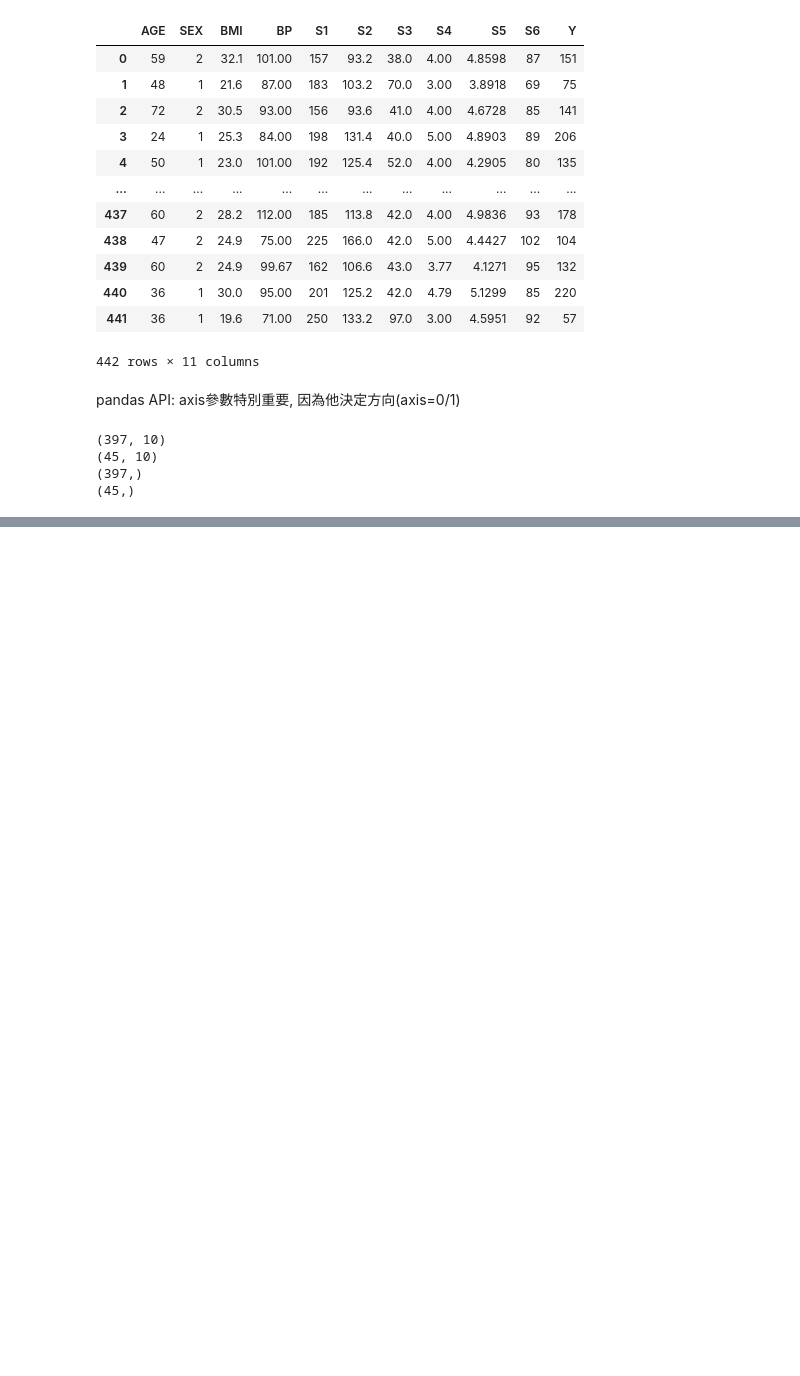
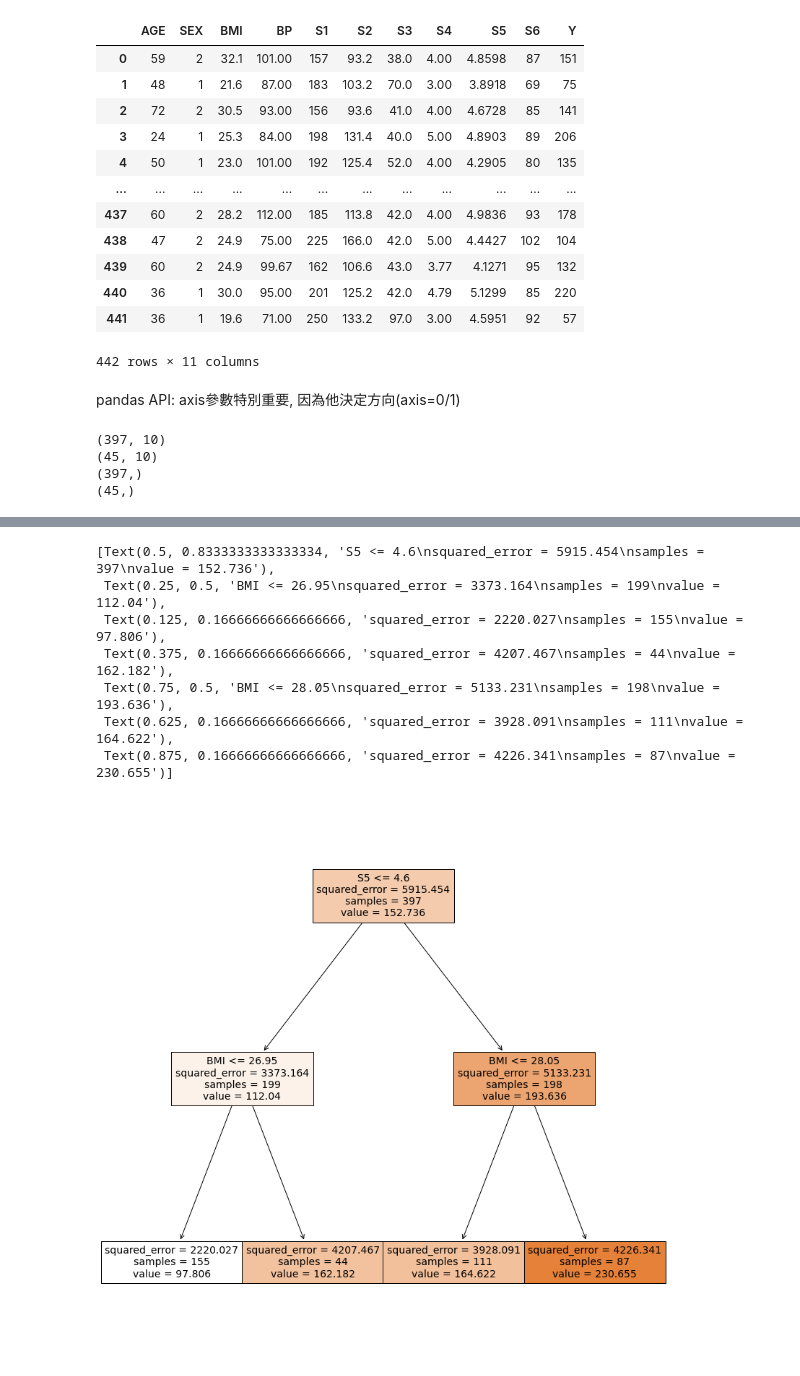
Before and after one commit to allenwang0713/tebaml0315, a Jupyter notebook: regression.ipynb, the cells around one changed output, grey strips where cells are left out. Cells and saved outputs as stored; diff of their text form; code cells hidden in the pictures; blank space fills up the shorter version.

```diff
--- a/regression.ipynb
+++ b/regression.ipynb
@@ -47,3 +47,7 @@ print(y_test.shape)
 (45, 10)
 (397,)
 (45,)
+# %%
+from sklearn.tree import DecisionTreeRegressor
+reg = DecisionTreeRegressor(max_depth=2)
+reg.fit(x_train, y_train)
@@ -49,0 +87,16 @@ print(y_test.shape)
+# %%
+import matplotlib.pyplot as plt
+from sklearn.tree import plot_tree
+plt.figure(figsize=(14, 14))
+plot_tree(reg,
+     feature_names=x.columns,
+     filled=True)
+# %% [output]
+[Text(0.5, 0.8333333333333334, 'S5 <= 4.6\nsquared_error = 5915.454\nsamples = 397\nvalue = 152.736'),
+ Text(0.25, 0.5, 'BMI <= 26.95\nsquared_error = 3373.164\nsamples = 199\nvalue = 112.04'),
+ Text(0.125, 0.16666666666666666, 'squared_error = 2220.027\nsamples = 155\nvalue = 97.806'),
+ Text(0.375, 0.16666666666666666, 'squared_error = 4207.467\nsamples = 44\nvalue = 162.182'),
+ Text(0.75, 0.5, 'BMI <= 28.05\nsquared_error = 5133.231\nsamples = 198\nvalue = 193.636'),
+ Text(0.625, 0.16666666666666666, 'squared_error = 3928.091\nsamples = 111\nvalue = 164.622'),
+ Text(0.875, 0.16666666666666666, 'squared_error = 4226.341\nsamples = 87\nvalue = 230.655')]
+[figure, added]
```
Also changed, not shown: parts of 4 cells of this notebook.
